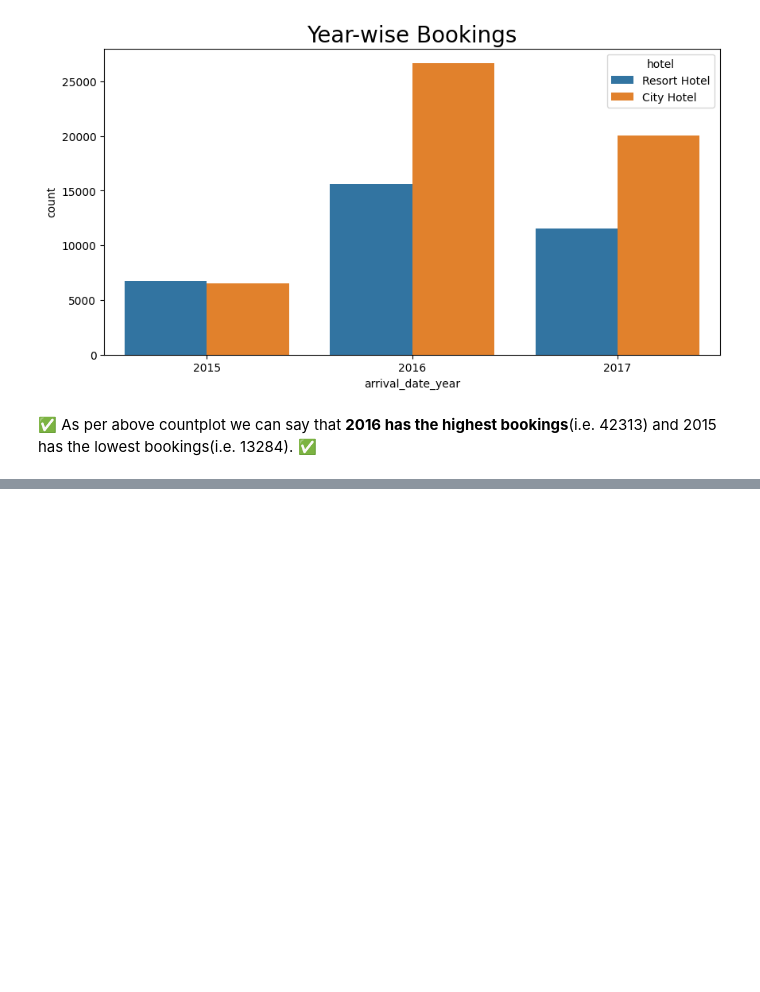
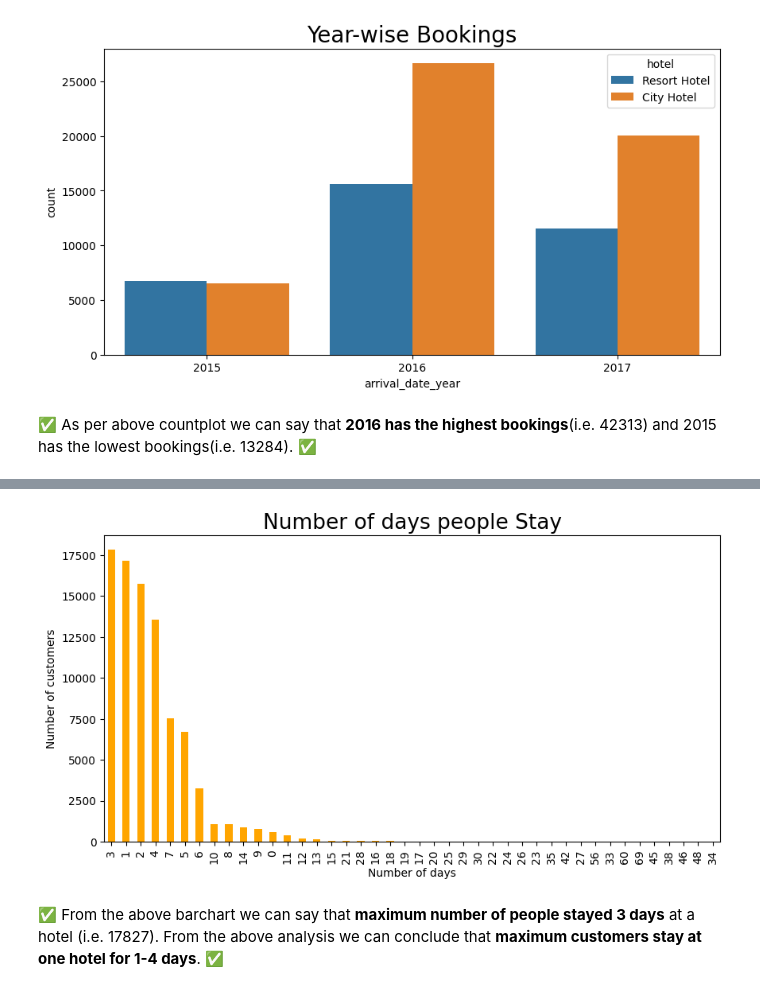
Before and after one commit to ish-war/Hotel-Booking-Analysis, a Jupyter notebook: Hotel_Booking_Analysis.ipynb, the cells around one changed output, grey strips where cells are left out. Drawn from its saved outputs; the diff is of its cells as text; code cells hidden in the pictures; blank space fills up the shorter version.

```diff
--- a/Hotel_Booking_Analysis.ipynb
+++ b/Hotel_Booking_Analysis.ipynb
@@ -467,0 +531,3 @@ Text(0.5, 1.0, 'Year-wise Bookings')
+# %%
+ave_stay = df1['total_stay'].value_counts().sort_values(ascending = False)
+ave_stay
@@ -467,0 +552,11 @@ Text(0.5, 1.0, 'Year-wise Bookings')
+# %%
+ave_stay.plot.bar(color='orange')
+plt.rcParams['figure.figsize'] = (10,5)
+plt.title('Number of days people Stay', fontsize = 19)
+plt.xlabel('Number of days', fontsize = 10)
+plt.ylabel('Number of customers', fontsize = 10)
+plt.show()
+# %% [output]
+[figure, added]
+# %% [markdown]
+✅ From the above barchart we can say that **maximum number of people stayed 3 days** at a hotel (i.e. 17827). From the above analysis we can conclude that **maximum customers stay at one hotel for 1-4 days**. ✅
```
Also changed, not shown: parts of 14 cells of this notebook.
